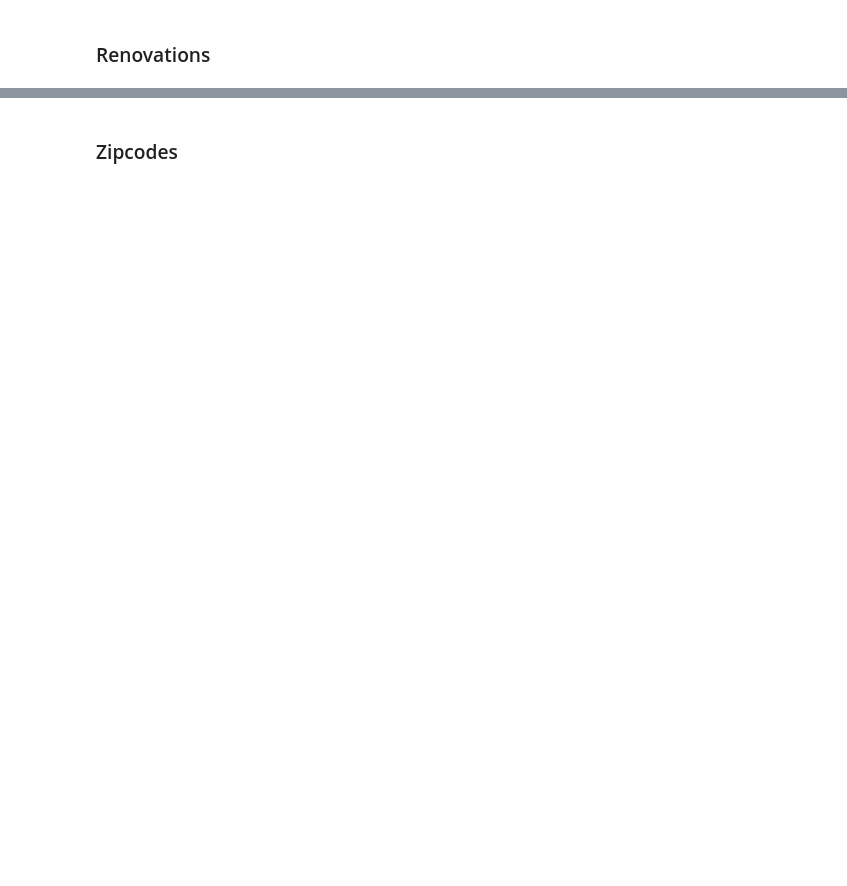
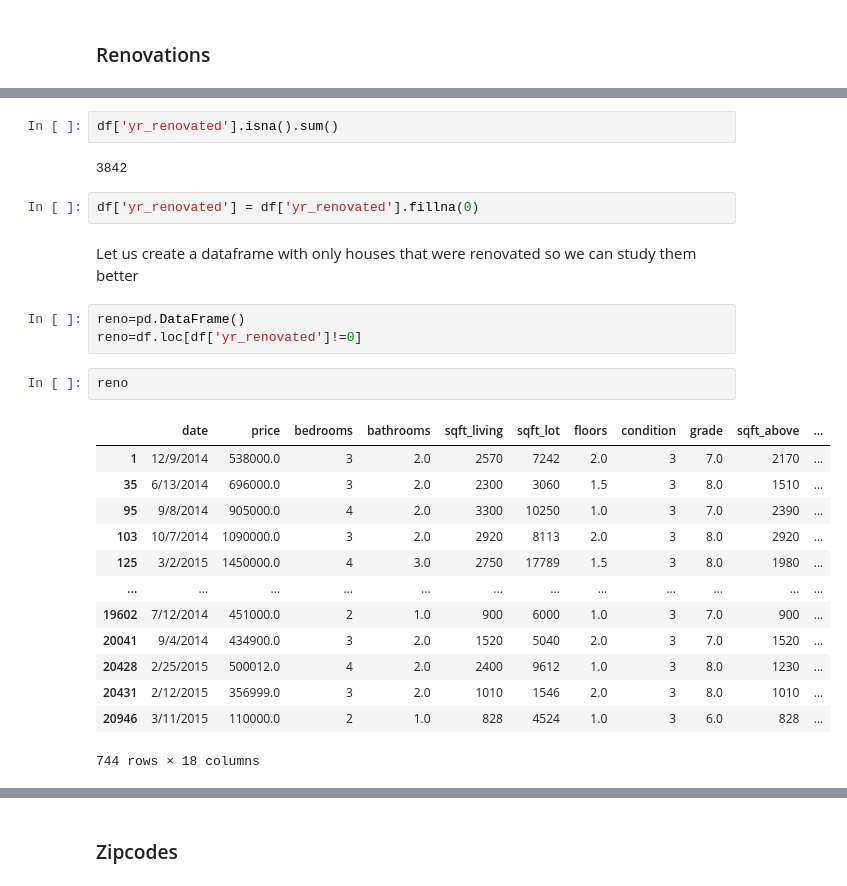
Before and after one commit to MNLKuzmin/dsc-phase-2-project-v2-3, a Jupyter notebook: student.ipynb, the cells around one changed output, grey strips where cells are left out. Saved outputs shown, nothing was run; the diff lists cells and outputs as text; blank space fills up the shorter version.

Commit message:
reno and zipcode

```diff
--- a/student.ipynb
+++ b/student.ipynb
@@ -1050,0 +1075,27 @@ Doing all of these things has not been helpful to increase the R-squared value.
+# %%
+df['yr_renovated'].isna().sum()
+# %% [output]
+3842
+# %%
+df['yr_renovated'] = df['yr_renovated'].fillna(0)
+# %% [markdown]
+Let us create a dataframe with only houses that were renovated so we can study them better
+# %%
+reno=pd.DataFrame()
+reno=df.loc[df['yr_renovated']!=0]
+# %%
+reno
+# %% [output]
+|  | date | price | bedrooms | bathrooms | sqft_living | sqft_lot | floors | condition | grade | sqft_above | ... |
+| 1 | 12/9/2014 | 538000.0 | 3 | 2.0 | 2570 | 7242 | 2.0 | 3 | 7.0 | 2170 | ... |
+| 35 | 6/13/2014 | 696000.0 | 3 | 2.0 | 2300 | 3060 | 1.5 | 3 | 8.0 | 1510 | ... |
+| 95 | 9/8/2014 | 905000.0 | 4 | 2.0 | 3300 | 10250 | 1.0 | 3 | 7.0 | 2390 | ... |
+| 103 | 10/7/2014 | 1090000.0 | 3 | 2.0 | 2920 | 8113 | 2.0 | 3 | 8.0 | 2920 | ... |
+| 125 | 3/2/2015 | 1450000.0 | 4 | 3.0 | 2750 | 17789 | 1.5 | 3 | 8.0 | 1980 | ... |
+| ... | ... | ... | ... | ... | ... | ... | ... | ... | ... | ... | ... |
+| 19602 | 7/12/2014 | 451000.0 | 2 | 1.0 | 900 | 6000 | 1.0 | 3 | 7.0 | 900 | ... |
+| 20041 | 9/4/2014 | 434900.0 | 3 | 2.0 | 1520 | 5040 | 2.0 | 3 | 7.0 | 1520 | ... |
+| 20428 | 2/25/2015 | 500012.0 | 4 | 2.0 | 2400 | 9612 | 1.0 | 3 | 8.0 | 1230 | ... |
+| 20431 | 2/12/2015 | 356999.0 | 3 | 2.0 | 1010 | 1546 | 2.0 | 3 | 8.0 | 1010 | ... |
+| 20946 | 3/11/2015 | 110000.0 | 2 | 1.0 | 828 | 4524 | 1.0 | 3 | 6.0 | 828 | ... |
+744 rows × 18 columns
```
Also changed, not shown: parts of 38 cells of this notebook.
